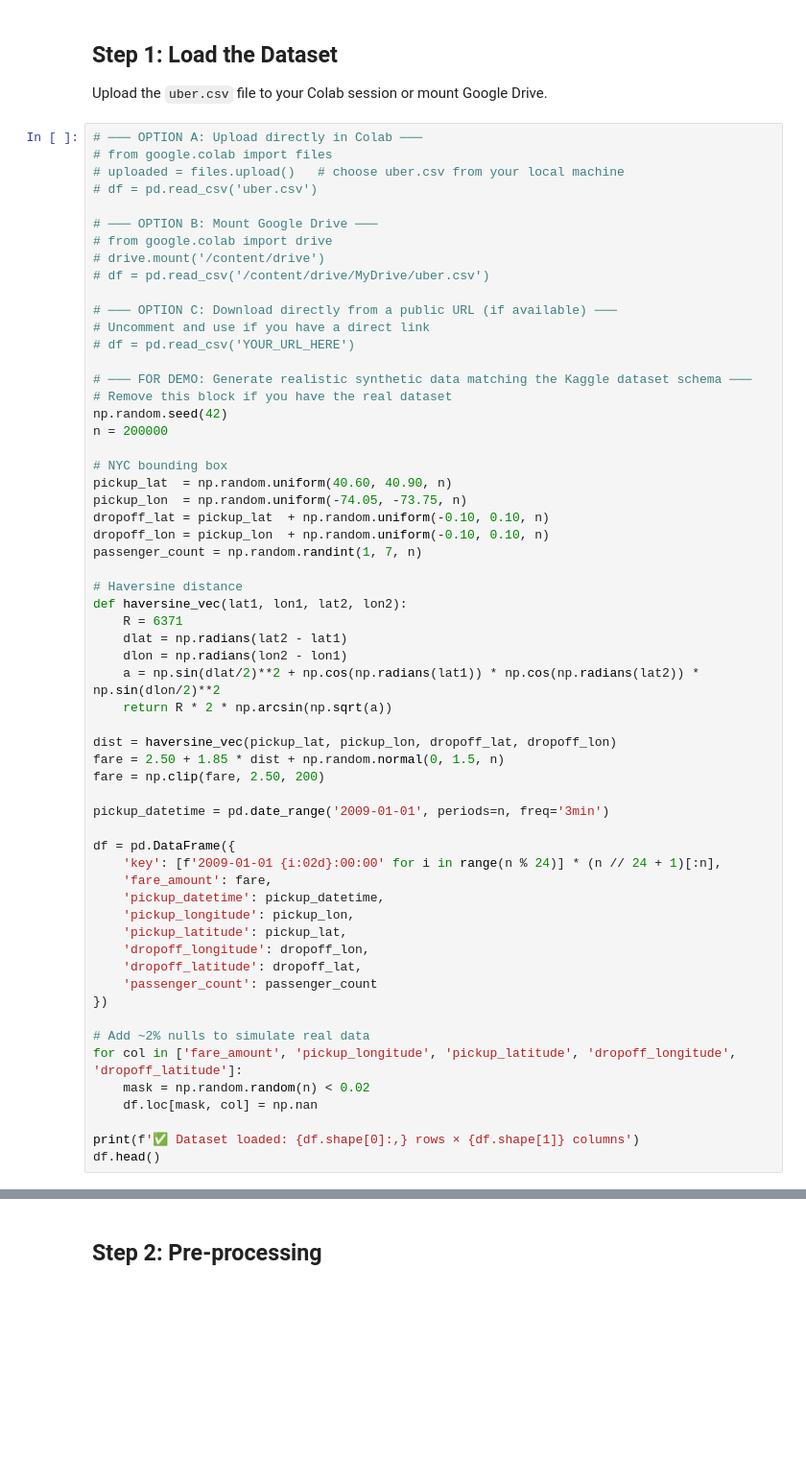
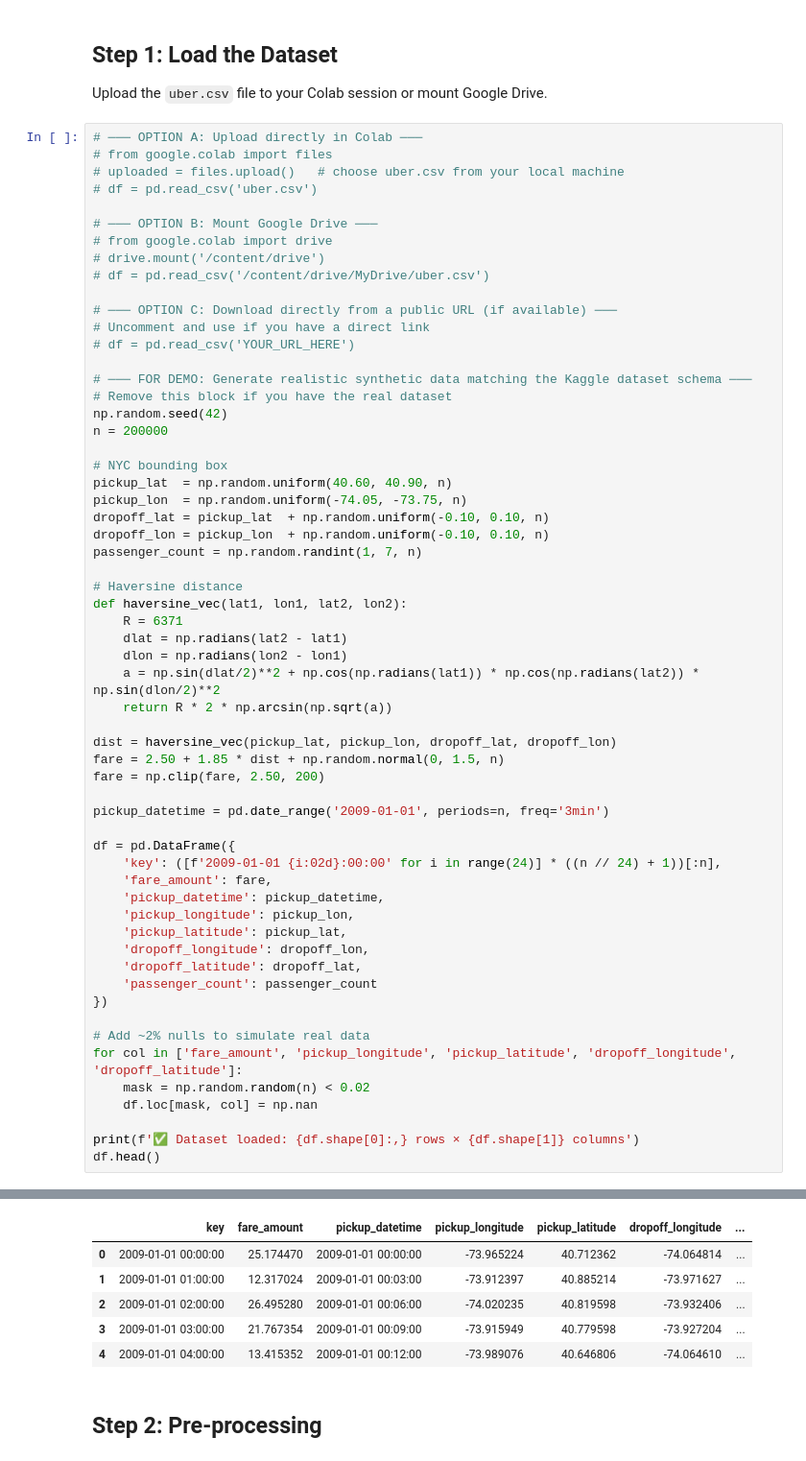
Before and after one commit to Devendra2610/-Uber-fare-prediction-Diabetes-KNN, a Jupyter notebook: Assignment1_Uber_Fare_Prediction.ipynb, the cells around one changed output, grey strips where cells are left out. Shown at 96% size. Saved outputs shown, nothing was run; the diff lists cells and outputs as text; blank space fills up the shorter version.

```diff
--- a/Assignment1_Uber_Fare_Prediction.ipynb
+++ b/Assignment1_Uber_Fare_Prediction.ipynb
@@ -81,7 +85,7 @@ fare = np.clip(fare, 2.50, 200)
 pickup_datetime = pd.date_range('2009-01-01', periods=n, freq='3min')
 
 df = pd.DataFrame({
-    'key': [f'2009-01-01 {i:02d}:00:00' for i in range(n % 24)] * (n // 24 + 1)[:n],
+    'key': ([f'2009-01-01 {i:02d}:00:00' for i in range(24)] * ((n // 24) + 1))[:n],
     'fare_amount': fare,
     'pickup_datetime': pickup_datetime,
     'pickup_longitude': pickup_lon,
@@ -98,3 +102,4 @@ for col in ['fare_amount', 'pickup_longitude', 'pickup_latitude', 'dropoff_longi
 
 print(f'✅ Dataset loaded: {df.shape[0]:,} rows × {df.shape[1]} columns')
 df.head()
+# %% [output]
@@ -101,3 +107,9 @@ df.head()
+|  | key | fare_amount | pickup_datetime | pickup_longitude | pickup_latitude | dropoff_longitude | ... |
+| 0 | 2009-01-01 00:00:00 | 25.174470 | 2009-01-01 00:00:00 | -73.965224 | 40.712362 | -74.064814 | ... |
+| 1 | 2009-01-01 01:00:00 | 12.317024 | 2009-01-01 00:03:00 | -73.912397 | 40.885214 | -73.971627 | ... |
+| 2 | 2009-01-01 02:00:00 | 26.495280 | 2009-01-01 00:06:00 | -74.020235 | 40.819598 | -73.932406 | ... |
+| 3 | 2009-01-01 03:00:00 | 21.767354 | 2009-01-01 00:09:00 | -73.915949 | 40.779598 | -73.927204 | ... |
+| 4 | 2009-01-01 04:00:00 | 13.415352 | 2009-01-01 00:12:00 | -73.989076 | 40.646806 | -74.064610 | ... |
 # %% [markdown]
 ## Step 2: Pre-processing
 # %%
```
Also changed, not shown: parts of 23 cells of this notebook.
